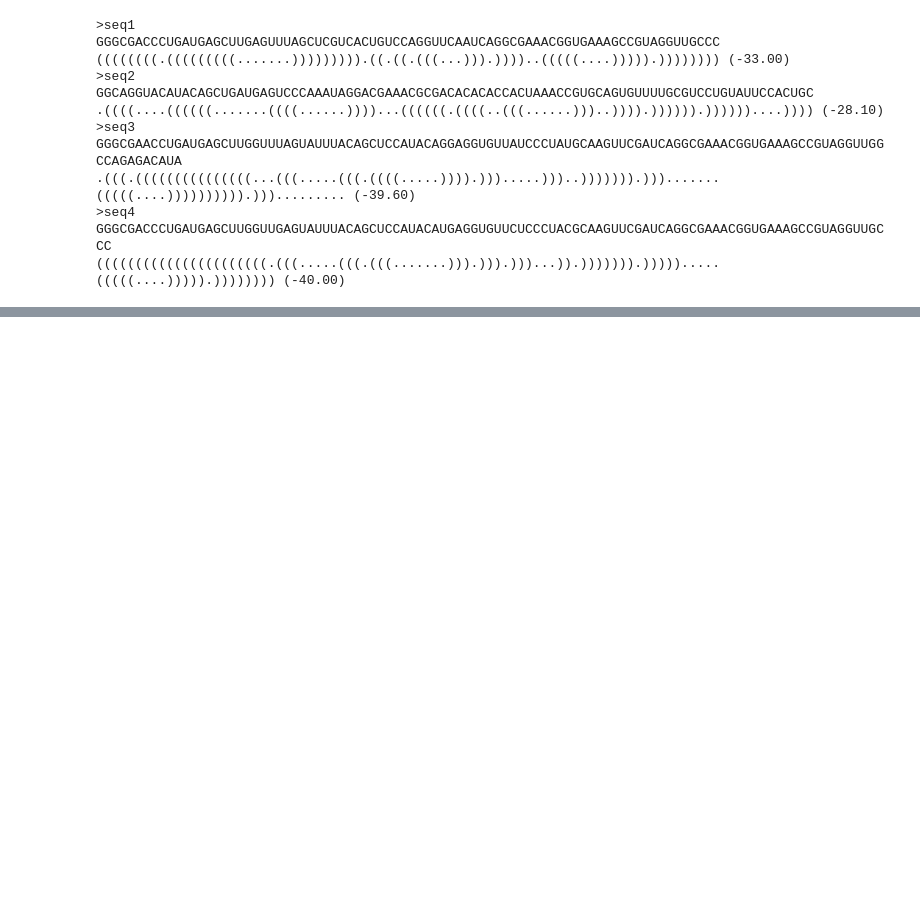
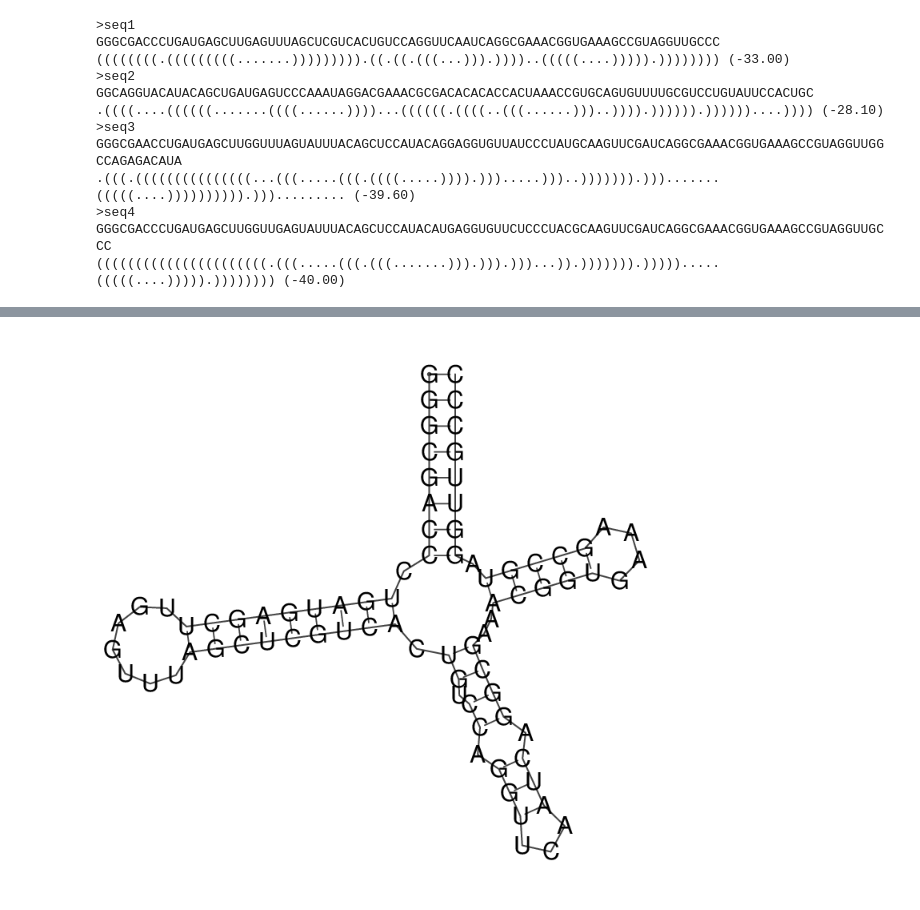
Before and after one commit to paulameena/fa18-BioE131, a Jupyter notebook: lab05/Lab05.ipynb, the cells around one changed output, grey strips where cells are left out. Cells and saved outputs as stored; diff of their text form; code cells hidden in the pictures; blank space fills up the shorter version.

Commit message:
finally got images inline

```diff
--- a/lab05/Lab05.ipynb
+++ b/lab05/Lab05.ipynb
@@ -99,0 +95,11 @@ SyntaxError: invalid syntax (<ipython-input-7-1cb61ab9c914>, line 2)
+# %%
+from IPython.display import Image, display
+from wand.image import Image as WImage
+import matplotlib.pyplot as plt
+import numpy as np
+%matplotlib inline
+
+img1 = WImage(filename = "seq1_ss.pdf")
+img1
+# %% [output]
+[figure, added]
```
Also changed, not shown: parts of 4 cells of this notebook.
